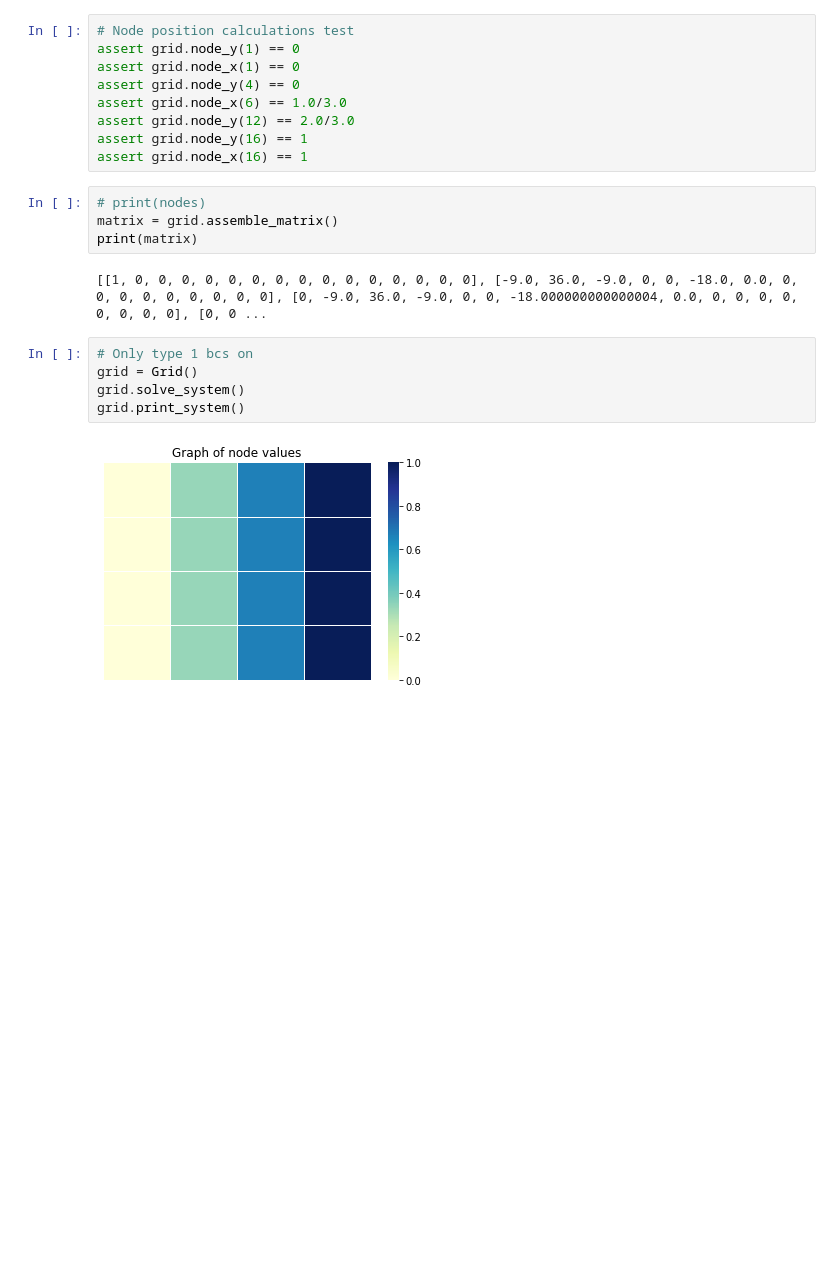
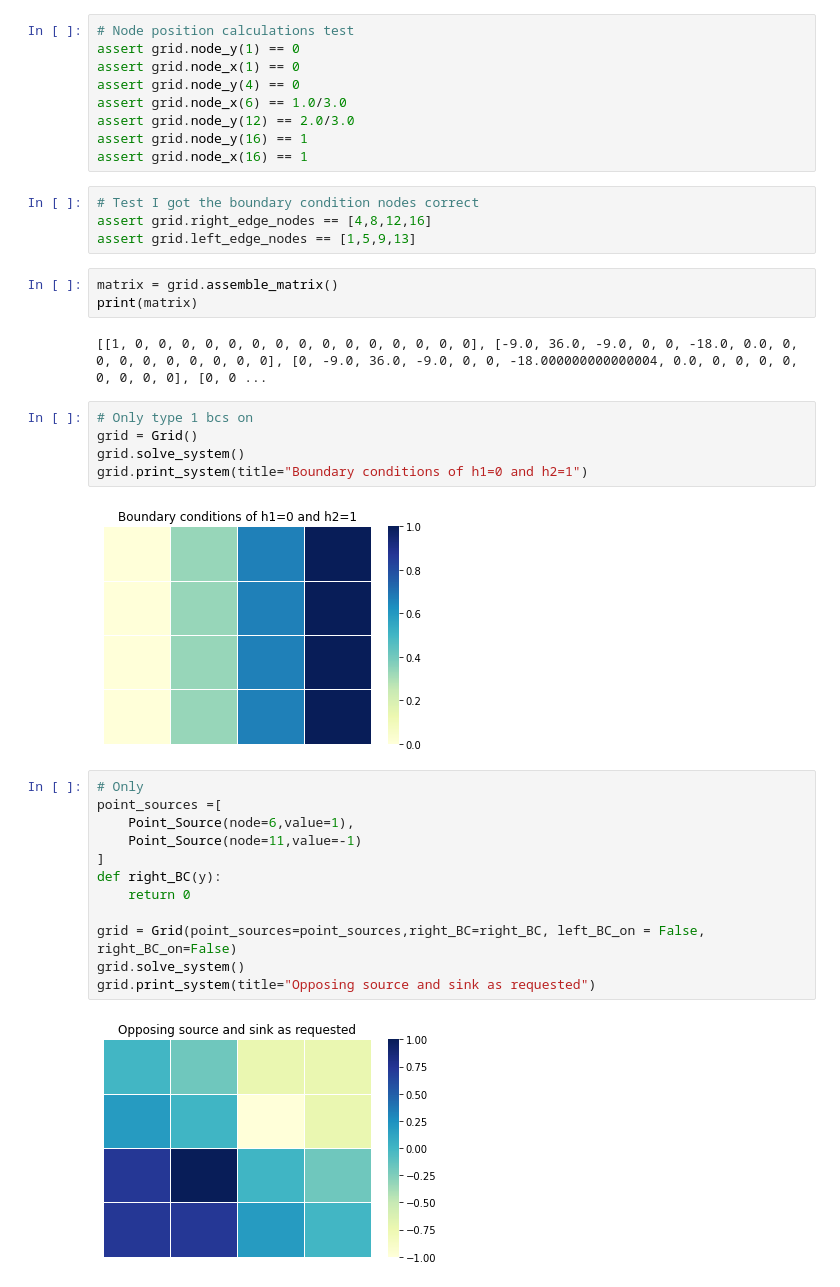
Before and after one commit to westb2/numerical_methods_hw4, a Jupyter notebook: test_grid.ipynb, the cells around one changed output. Drawn from its saved outputs; the diff is of its cells as text; blank space fills up the shorter version.

```diff
--- a/test_grid.ipynb
+++ b/test_grid.ipynb
@@ -185,8 +207,11 @@ assert grid.node_x(6) == 1.0/3.0
 assert grid.node_y(12) == 2.0/3.0
 assert grid.node_y(16) == 1
 assert grid.node_x(16) == 1
+# %%
+# Test I got the boundary condition nodes correct
+assert grid.right_edge_nodes == [4,8,12,16]
+assert grid.left_edge_nodes == [1,5,9,13]
 # %%
-# print(nodes)
 matrix = grid.assemble_matrix()
 print(matrix)
 # %% [output]
@@ -195,7 +220,21 @@ print(matrix)
 # Only type 1 bcs on
 grid = Grid()
 grid.solve_system()
-grid.print_system()
+grid.print_system(title="Boundary conditions of h1=0 and h2=1")
 # %% [output]
-[figure, old version]
+[figure, new version]
+# %%
+# Only
+point_sources =[
+    Point_Source(node=6,value=1),
+    Point_Source(node=11,value=-1)
+]
+def right_BC(y):
+    return 0
+
+grid = Grid(point_sources=point_sources,right_BC=right_BC, left_BC_on = False, right_BC_on=False)
+grid.solve_system()
+grid.print_system(title="Opposing source and sink as requested")
+# %% [output]
+[figure, added]
 # %%
```
Also changed, not shown: parts of 15 cells of this notebook.
